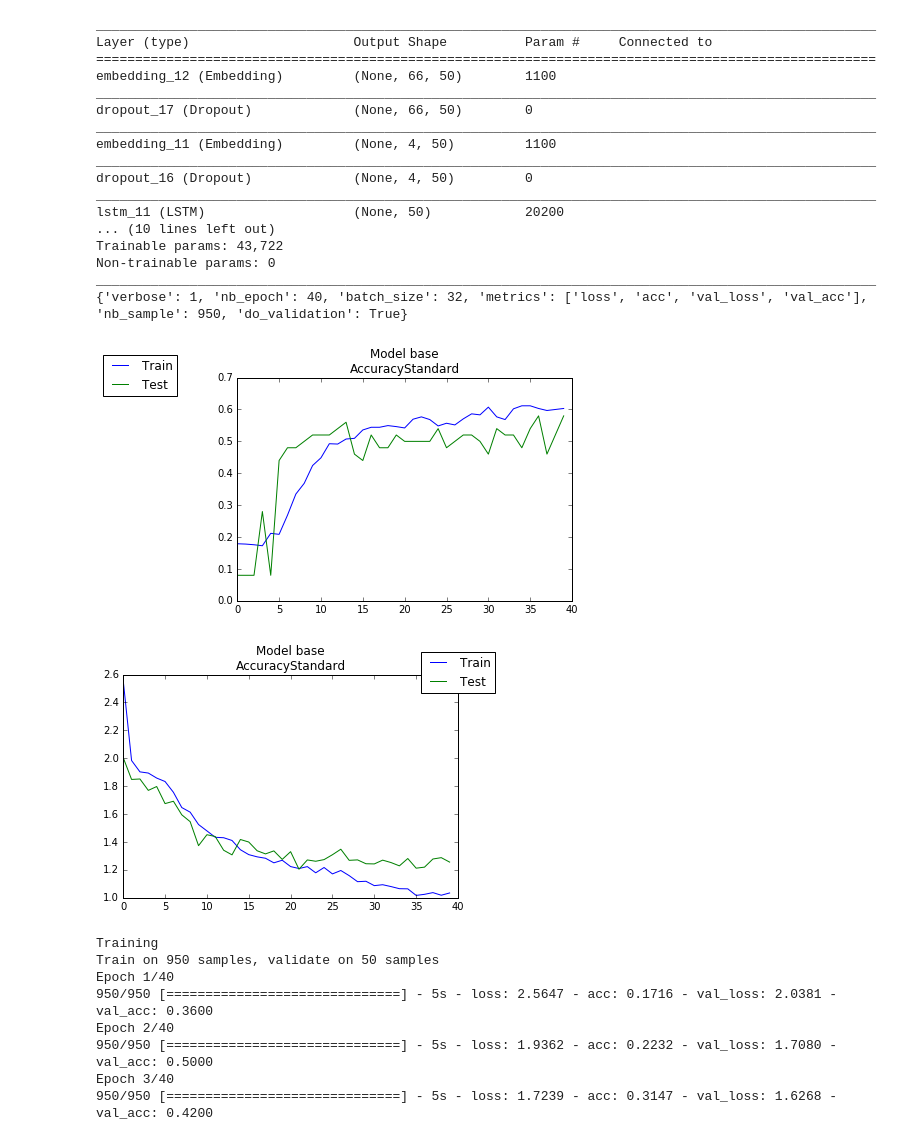
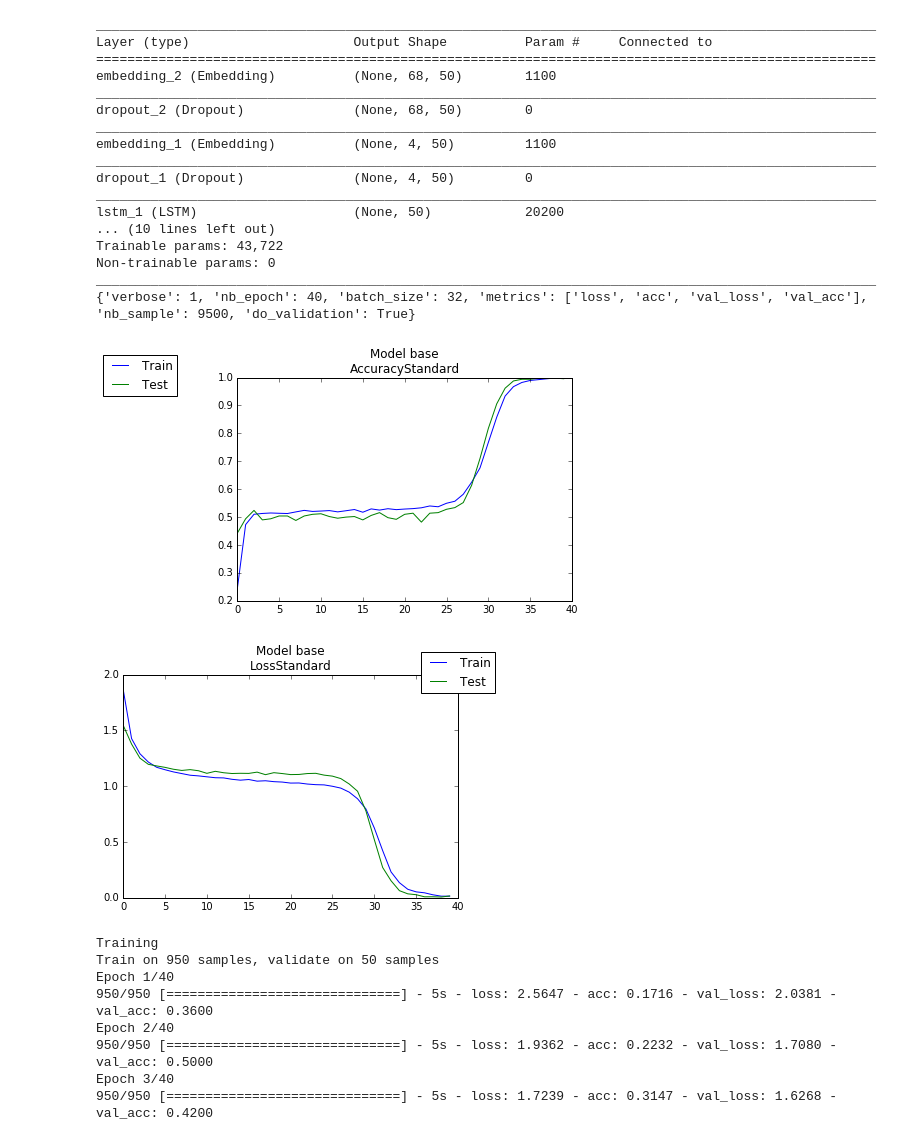
Before and after one commit to sr247/TER1, a Jupyter notebook: Projet/Partie2/exemple.ipynb, the cells around one changed output. Saved outputs shown, nothing was run; the diff lists cells and outputs as text; code cells hidden in the pictures.

```diff
--- a/Projet/Partie2/exemple.ipynb
+++ b/Projet/Partie2/exemple.ipynb
@@ -234,42 +276,42 @@ y_accVal = history.history['val_acc']
 p.plot(x, y_acc, label='Train')
 p.plot(x, y_accVal, label='Test')
 p.legend(bbox_to_anchor=(0, 1),
            bbox_transform=p.gcf().transFigure)
 title = 'Model base' + '\nAccuracy' + 'Standard'
 p.title(title)
 
 p.show()
 
 y_loss = history.history["loss"]
 y_lossVal = history.history['val_loss']
 p.plot(x, y_loss, label='Train')
 p.plot(x, y_lossVal, label='Test')
 p.legend(bbox_to_anchor=(1, 1),
            bbox_transform=p.gcf().transFigure)
 title1 = 'Model base' + '\nLoss' + 'Standard'
-p.title(title)
+p.title(title1)
 
 p.show()
 # %% [output]
 ____________________________________________________________________________________________________
 Layer (type)                     Output Shape          Param #     Connected to
 ====================================================================================================
-embedding_12 (Embedding)         (None, 66, 50)        1100
+embedding_2 (Embedding)          (None, 68, 50)        1100
 ____________________________________________________________________________________________________
-dropout_17 (Dropout)             (None, 66, 50)        0
+dropout_2 (Dropout)              (None, 68, 50)        0
 ____________________________________________________________________________________________________
-embedding_11 (Embedding)         (None, 4, 50)         1100
+embedding_1 (Embedding)          (None, 4, 50)         1100
 ____________________________________________________________________________________________________
-dropout_16 (Dropout)             (None, 4, 50)         0
+dropout_1 (Dropout)              (None, 4, 50)         0
 ____________________________________________________________________________________________________
-lstm_11 (LSTM)                   (None, 50)            20200
+lstm_1 (LSTM)                    (None, 50)            20200
 ... (10 lines left out)
 Trainable params: 43,722
 Non-trainable params: 0
 ____________________________________________________________________________________________________
-{'verbose': 1, 'nb_epoch': 40, 'batch_size': 32, 'metrics': ['loss', 'acc', 'val_loss', 'val_acc'], 'nb_sample': 950, 'do_validation': True}
+{'verbose': 1, 'nb_epoch': 40, 'batch_size': 32, 'metrics': ['loss', 'acc', 'val_loss', 'val_acc'], 'nb_sample': 9500, 'do_validation': True}
-[figure, old version]
+[figure, new version]
-[figure, old version]
+[figure, new version]
 # %%
 qrnn2 = Sequential()
 qrnn2.add(Embedding(vocab_size, EMBED_HIDDEN_SIZE,
```
Also changed, not shown: parts of 8 cells of this notebook.
